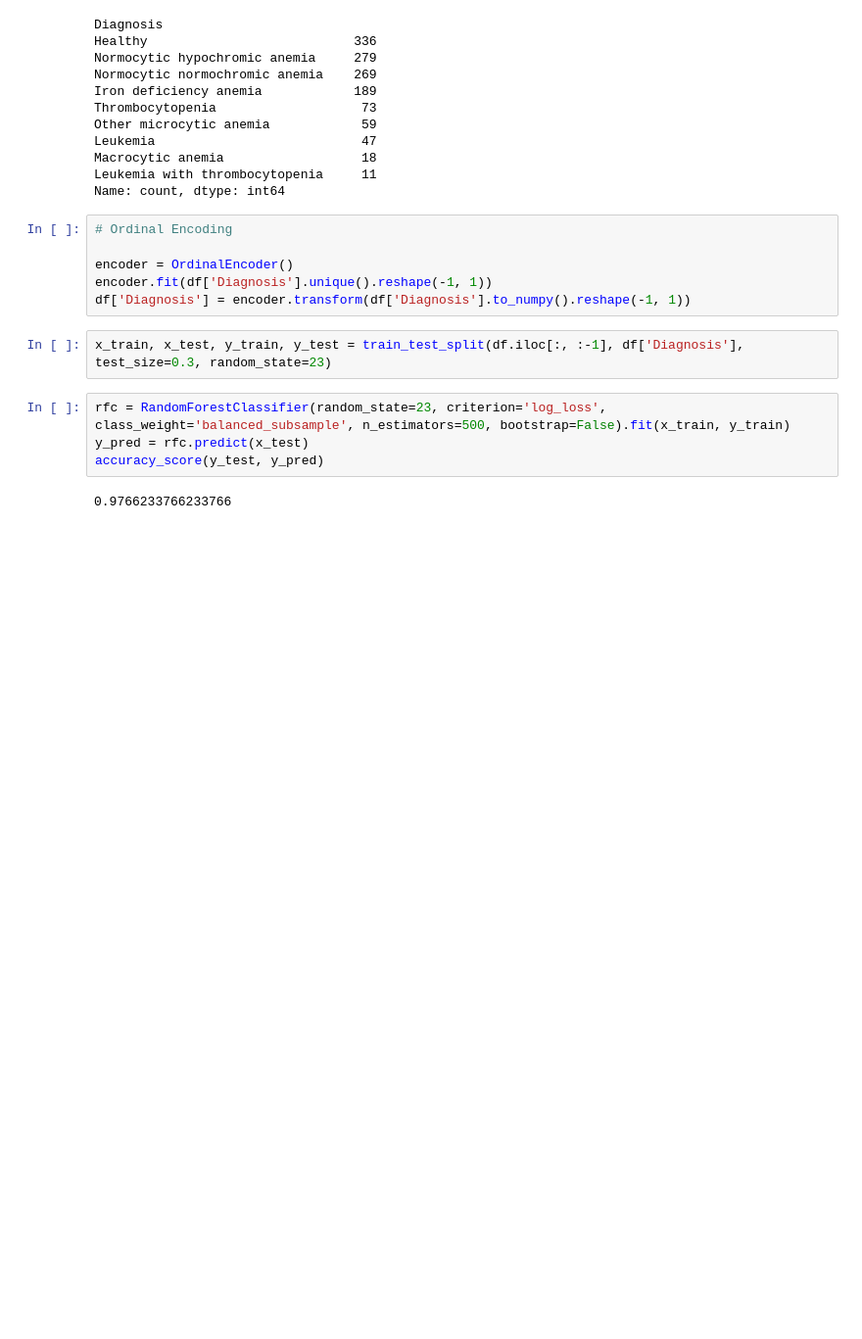
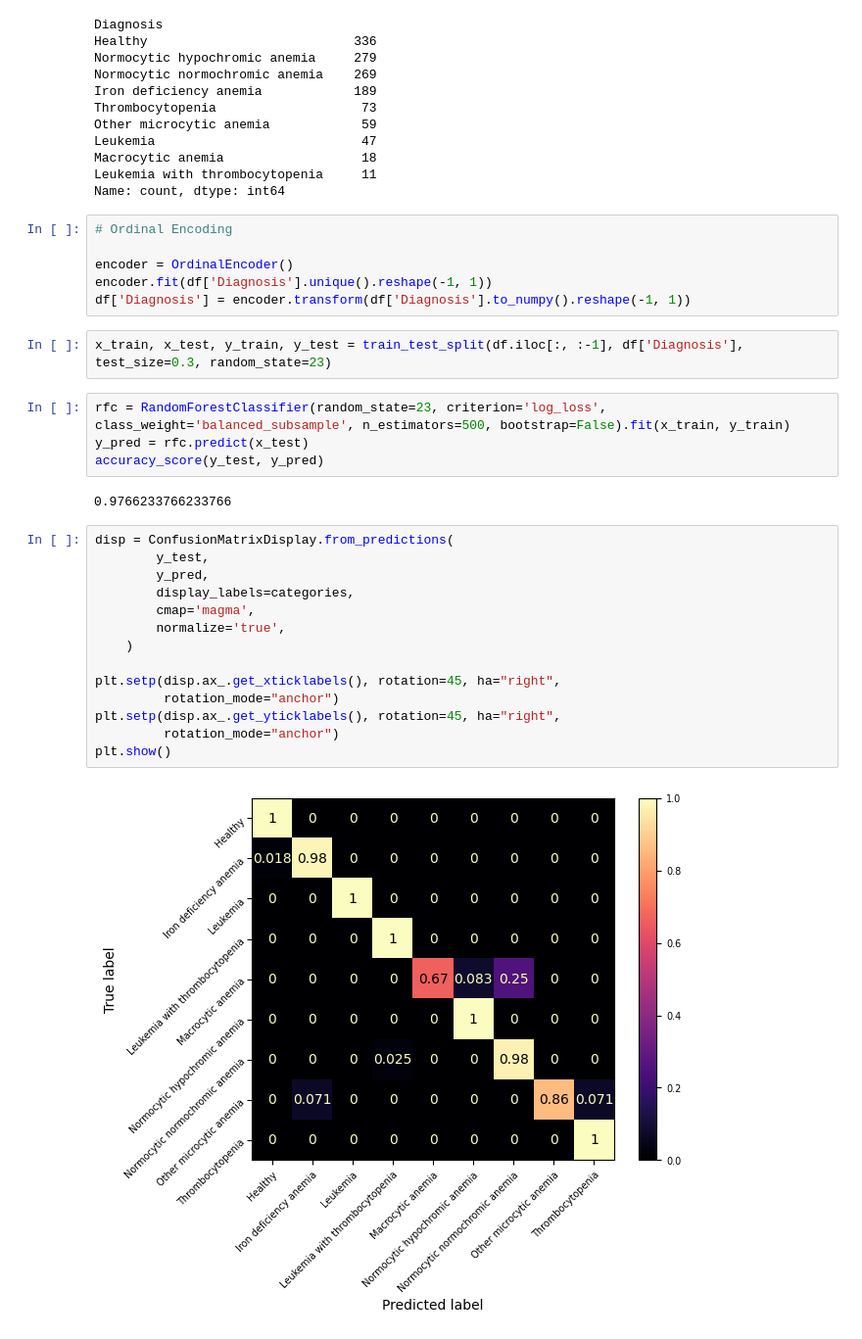
Before and after one commit to Storti-Scatambuli/Anemia-Types-Classification-RFC, a Jupyter notebook: anemia-types-classification-rfc.ipynb, the cells around one changed output. Shown: that part at 98% size. Cells and saved outputs as stored; diff of their text form; blank space fills up the shorter version.

```diff
--- a/anemia-types-classification-rfc.ipynb
+++ b/anemia-types-classification-rfc.ipynb
@@ -62,3 +65,19 @@ y_pred = rfc.predict(x_test)
 accuracy_score(y_test, y_pred)
 # %% [output]
 0.9766233766233766
+# %%
+disp = ConfusionMatrixDisplay.from_predictions(
+        y_test,
+        y_pred,
+        display_labels=categories,
+        cmap='magma',
+        normalize='true',
+    )
+
+plt.setp(disp.ax_.get_xticklabels(), rotation=45, ha="right",
+         rotation_mode="anchor")
+plt.setp(disp.ax_.get_yticklabels(), rotation=45, ha="right",
+         rotation_mode="anchor")
+plt.show()
+# %% [output]
+[figure, added]
```
Also changed, not shown: parts of 1 cell of this notebook.
